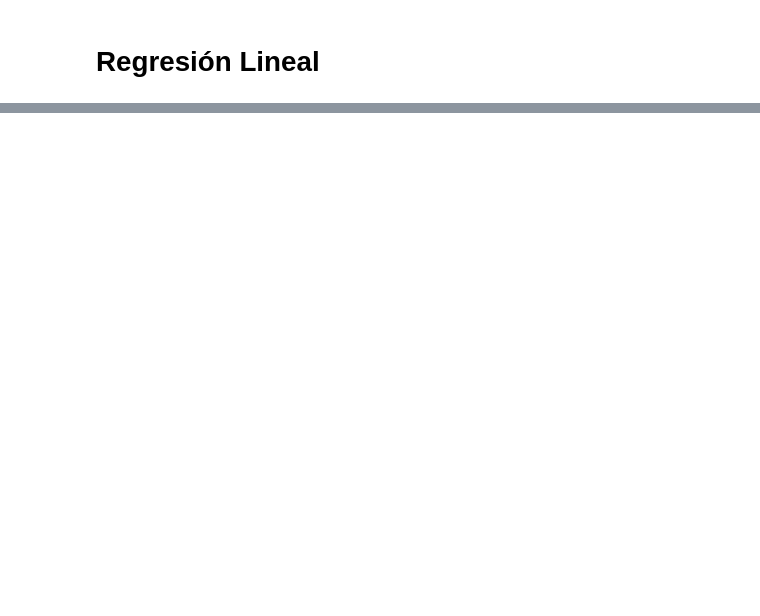
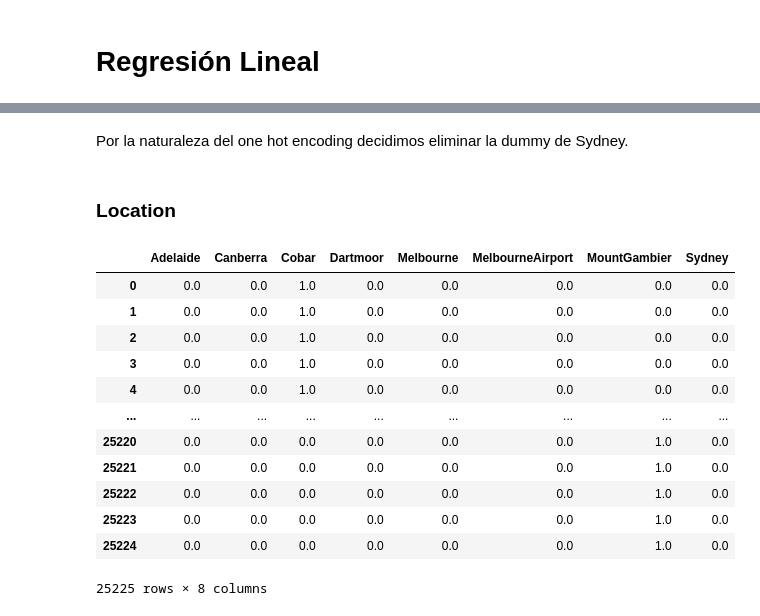
Before and after one commit to MateoGraviFiorino/AA1-TUIA-GraviFiorino-Gauto, a Jupyter notebook: AA1-TUIA-GraviFiorino-Gauto.ipynb, the cells around one changed output, grey strips where cells are left out. Drawn from its saved outputs; the diff is of its cells as text; code cells hidden in the pictures; blank space fills up the shorter version.

```diff
--- a/AA1-TUIA-GraviFiorino-Gauto.ipynb
+++ b/AA1-TUIA-GraviFiorino-Gauto.ipynb
@@ -511,0 +556,2 @@ memory usage: 5.5+ MB
+# %% [markdown]
+Por la naturaleza del one hot encoding decidimos eliminar la dummy de Sydney.
@@ -511,0 +560,21 @@ memory usage: 5.5+ MB
+# %% [markdown]
+### Location
+# %%
+encoder = OneHotEncoder()
+one_hot_encoder = encoder.fit_transform(df[['Location']])
+one_hot_df = pd.DataFrame(one_hot_encoder.toarray(), columns = encoder.categories_[0])
+one_hot_df
+# %% [output]
+|  | Adelaide | Canberra | Cobar | Dartmoor | Melbourne | MelbourneAirport | MountGambier | Sydney |
+| 0 | 0.0 | 0.0 | 1.0 | 0.0 | 0.0 | 0.0 | 0.0 | 0.0 |
+| 1 | 0.0 | 0.0 | 1.0 | 0.0 | 0.0 | 0.0 | 0.0 | 0.0 |
+| 2 | 0.0 | 0.0 | 1.0 | 0.0 | 0.0 | 0.0 | 0.0 | 0.0 |
+| 3 | 0.0 | 0.0 | 1.0 | 0.0 | 0.0 | 0.0 | 0.0 | 0.0 |
+| 4 | 0.0 | 0.0 | 1.0 | 0.0 | 0.0 | 0.0 | 0.0 | 0.0 |
+| ... | ... | ... | ... | ... | ... | ... | ... | ... |
+| 25220 | 0.0 | 0.0 | 0.0 | 0.0 | 0.0 | 0.0 | 1.0 | 0.0 |
+| 25221 | 0.0 | 0.0 | 0.0 | 0.0 | 0.0 | 0.0 | 1.0 | 0.0 |
+| 25222 | 0.0 | 0.0 | 0.0 | 0.0 | 0.0 | 0.0 | 1.0 | 0.0 |
+| 25223 | 0.0 | 0.0 | 0.0 | 0.0 | 0.0 | 0.0 | 1.0 | 0.0 |
+| 25224 | 0.0 | 0.0 | 0.0 | 0.0 | 0.0 | 0.0 | 1.0 | 0.0 |
+25225 rows × 8 columns
```
Also changed, not shown: parts of 21 cells of this notebook.
